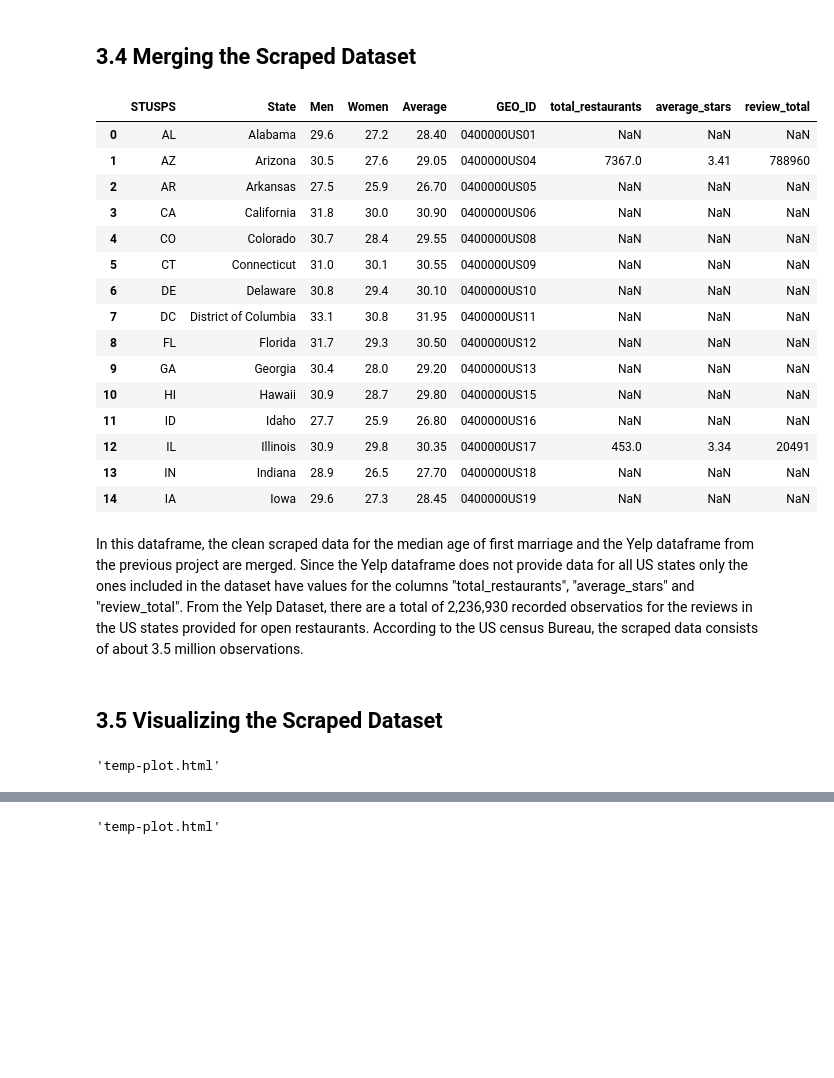
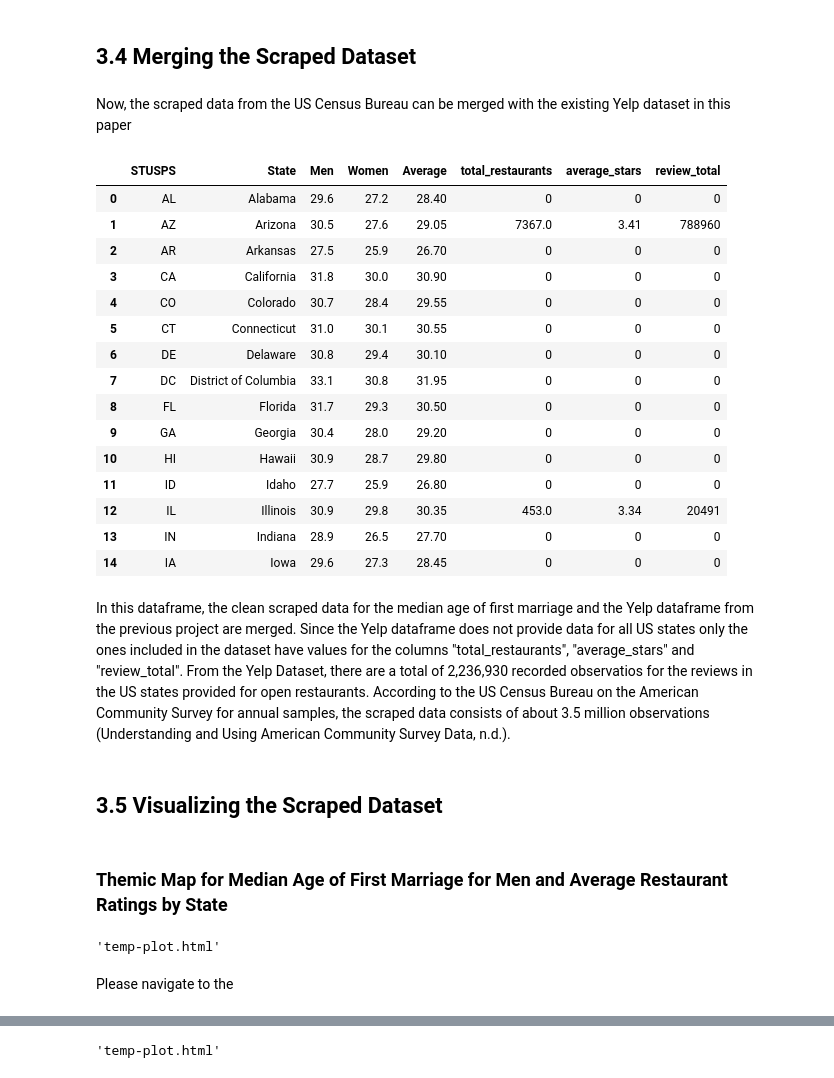
Before and after one commit to vvickychan/yelp-code, a Jupyter notebook: yelp.ipynb, the cells around one changed output, grey strips where cells are left out. Cells and saved outputs as stored; diff of their text form; code cells hidden in the pictures; blank space fills up the shorter version.

Commit message:
HTML maps
All the HTML maps for project 3

```diff
--- a/yelp.ipynb
+++ b/yelp.ipynb
@@ -945,33 +953,39 @@ marriage_df.head(10)
 From this dataframe, the Median Age of First Marraige for men, women, and the average of men and women is shown for the states included in the Yelp Dataset. The "STUSPS", "state" and "GEO_ID" columns indicate the state and location being described. The "Men", "Women", and "Average" columns reflect the average age of first marriage for these gender demographics and for the population overall. From this data, it is apparent that women consistently enter marriage earlier than men. Additionally, people on the eastcoast in states such as Connecticut and Deleware tend to become married later in age in comparison to the rest of America.
 # %% [markdown]
 ## 3.4 Merging the Scraped Dataset
+# %% [markdown]
+Now, the scraped data from the US Census Bureau can be merged with the existing Yelp dataset in this paper
 # %%
 # contains the scraped data for age of first marraige for men and women in all US states
 us_states_copy = us_states.copy()
 us_states_copy = us_states_copy.rename(columns={'state': 'STUSPS'})
 
 # merge with the cleaned Yelp data
-merged_marriage = marriage_df.merge(us_states_copy, on='STUSPS', how='outer')
+merged_marriage = marriage_df.merge(us_states_copy, on='STUSPS', how='outer').drop(columns=['GEO_ID'], axis=1)
+merged_marriage.fillna('0', inplace=True)
+
 merged_marriage.head(15)
 # %% [output]
-|  | STUSPS | State | Men | Women | Average | GEO_ID | total_restaurants | average_stars | review_total |
-| 0 | AL | Alabama | 29.6 | 27.2 | 28.40 | 0400000US01 | NaN | NaN | NaN |
-| 1 | AZ | Arizona | 30.5 | 27.6 | 29.05 | 0400000US04 | 7367.0 | 3.41 | 788960 |
-| 2 | AR | Arkansas | 27.5 | 25.9 | 26.70 | 0400000US05 | NaN | NaN | NaN |
-| 3 | CA | California | 31.8 | 30.0 | 30.90 | 0400000US06 | NaN | NaN | NaN |
-| 4 | CO | Colorado | 30.7 | 28.4 | 29.55 | 0400000US08 | NaN | NaN | NaN |
-| 5 | CT | Connecticut | 31.0 | 30.1 | 30.55 | 0400000US09 | NaN | NaN | NaN |
-| 6 | DE | Delaware | 30.8 | 29.4 | 30.10 | 0400000US10 | NaN | NaN | NaN |
-| 7 | DC | District of Columbia | 33.1 | 30.8 | 31.95 | 0400000US11 | NaN | NaN | NaN |
-| 8 | FL | Florida | 31.7 | 29.3 | 30.50 | 0400000US12 | NaN | NaN | NaN |
-| 9 | GA | Georgia | 30.4 | 28.0 | 29.20 | 0400000US13 | NaN | NaN | NaN |
-| 10 | HI | Hawaii | 30.9 | 28.7 | 29.80 | 0400000US15 | NaN | NaN | NaN |
-| 11 | ID | Idaho | 27.7 | 25.9 | 26.80 | 0400000US16 | NaN | NaN | NaN |
-| 12 | IL | Illinois | 30.9 | 29.8 | 30.35 | 0400000US17 | 453.0 | 3.34 | 20491 |
-| 13 | IN | Indiana | 28.9 | 26.5 | 27.70 | 0400000US18 | NaN | NaN | NaN |
-| 14 | IA | Iowa | 29.6 | 27.3 | 28.45 | 0400000US19 | NaN | NaN | NaN |
+|  | STUSPS | State | Men | Women | Average | total_restaurants | average_stars | review_total |
+| 0 | AL | Alabama | 29.6 | 27.2 | 28.40 | 0 | 0 | 0 |
+| 1 | AZ | Arizona | 30.5 | 27.6 | 29.05 | 7367.0 | 3.41 | 788960 |
+| 2 | AR | Arkansas | 27.5 | 25.9 | 26.70 | 0 | 0 | 0 |
+| 3 | CA | California | 31.8 | 30.0 | 30.90 | 0 | 0 | 0 |
+| 4 | CO | Colorado | 30.7 | 28.4 | 29.55 | 0 | 0 | 0 |
+| 5 | CT | Connecticut | 31.0 | 30.1 | 30.55 | 0 | 0 | 0 |
+| 6 | DE | Delaware | 30.8 | 29.4 | 30.10 | 0 | 0 | 0 |
+| 7 | DC | District of Columbia | 33.1 | 30.8 | 31.95 | 0 | 0 | 0 |
+| 8 | FL | Florida | 31.7 | 29.3 | 30.50 | 0 | 0 | 0 |
+| 9 | GA | Georgia | 30.4 | 28.0 | 29.20 | 0 | 0 | 0 |
+| 10 | HI | Hawaii | 30.9 | 28.7 | 29.80 | 0 | 0 | 0 |
+| 11 | ID | Idaho | 27.7 | 25.9 | 26.80 | 0 | 0 | 0 |
+| 12 | IL | Illinois | 30.9 | 29.8 | 30.35 | 453.0 | 3.34 | 20491 |
+| 13 | IN | Indiana | 28.9 | 26.5 | 27.70 | 0 | 0 | 0 |
+| 14 | IA | Iowa | 29.6 | 27.3 | 28.45 | 0 | 0 | 0 |
 # %% [markdown]
-In this dataframe, the clean scraped data for the median age of first marriage and the Yelp dataframe from the previous project are merged. Since the Yelp dataframe does not provide data for all US states only the ones included in the dataset have values for the columns "total_restaurants", "average_stars" and "review_total". From the Yelp Dataset, there are a total of 2,236,930 recorded observatios for the reviews in the US states provided for open restaurants. According to the US census Bureau, the scraped data consists of about 3.5 million observations.
+In this dataframe, the clean scraped data for the median age of first marriage and the Yelp dataframe from the previous project are merged. Since the Yelp dataframe does not provide data for all US states only the ones included in the dataset have values for the columns "total_restaurants", "average_stars" and "review_total". From the Yelp Dataset, there are a total of 2,236,930 recorded observatios for the reviews in the US states provided for open restaurants. According to the US Census Bureau on the American Community Survey for annual samples, the scraped data consists of about 3.5 million observations (Understanding and Using American Community Survey Data, n.d.).
 # %% [markdown]
 ## 3.5 Visualizing the Scraped Dataset
+# %% [markdown]
+### Themic Map for Median Age of First Marriage for Men and Average Restaurant Ratings by State
 # %%
@@ -1009,3 +1025,5 @@ fig.show()
 pyo.plot(fig)
 # %% [output]
 'temp-plot.html'
+# %% [markdown]
+Please navigate to the
```
Also changed, not shown: parts of 15 cells of this notebook, 6 other files.
